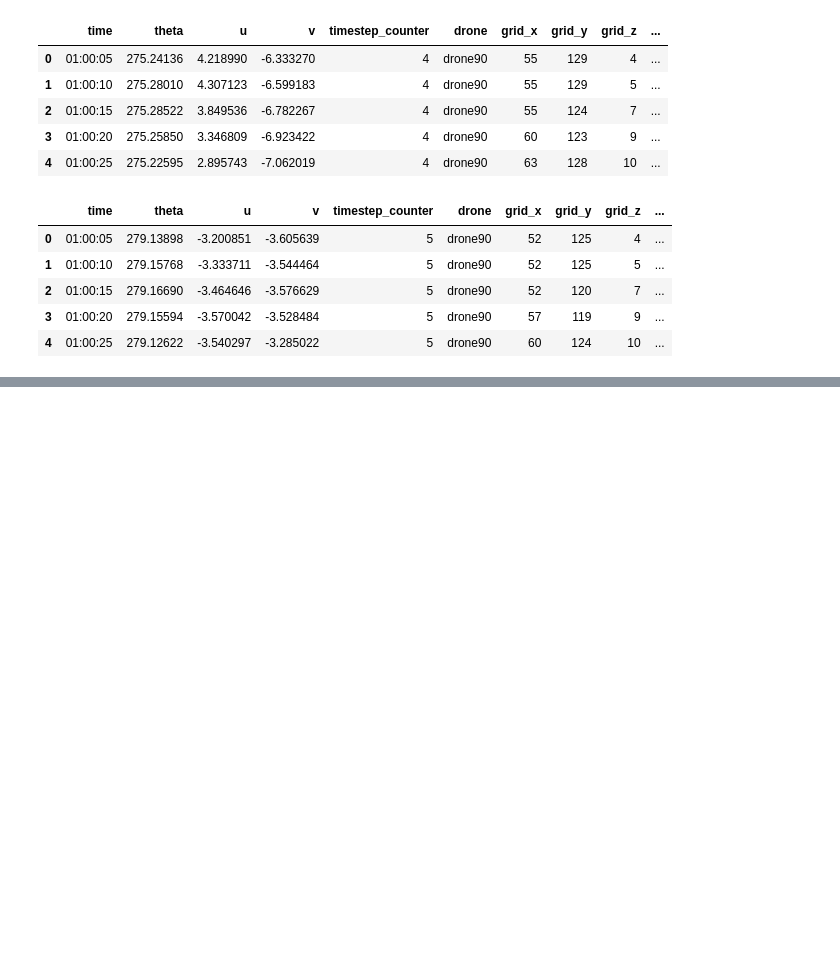
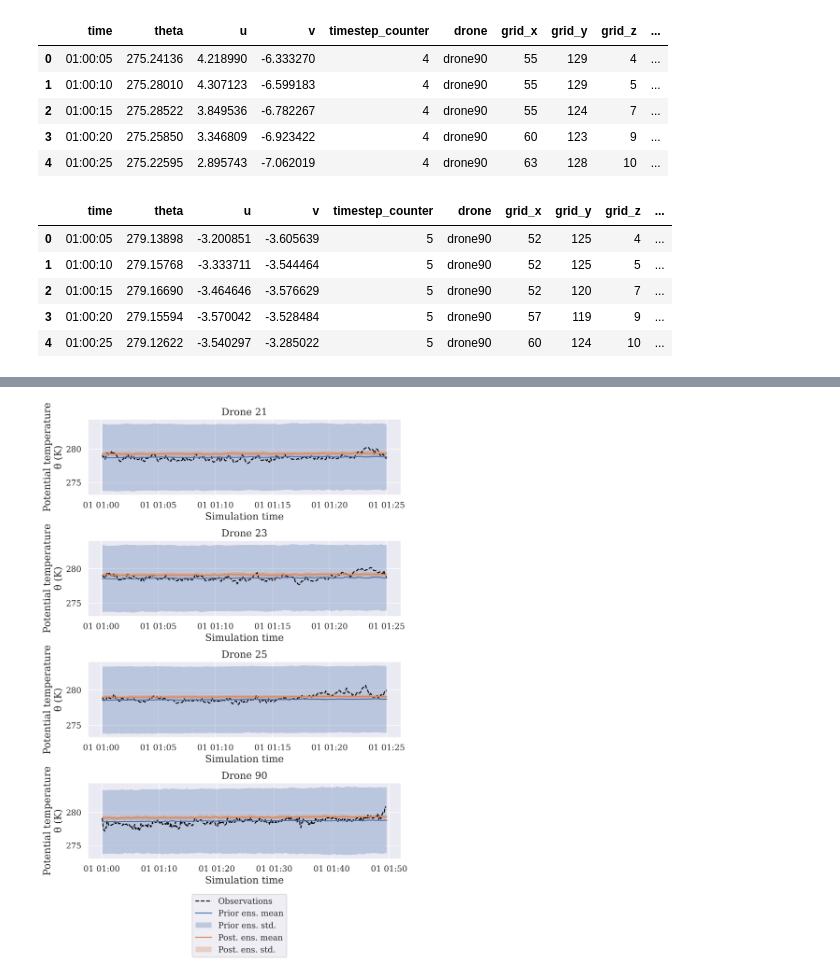
Before and after one commit to AMyrvang/Andrea_Masterthesis_Code, a Jupyter notebook: Code/potential_temperature_timeseries_plot.ipynb, the cells around one changed output, grey strips where cells are left out. Cells and saved outputs as stored; diff of their text form; code cells hidden in the pictures; blank space fills up the shorter version.

Commit message:
all the files, will go over and change file paths and add docstrings later

```diff
--- a/Code/potential_temperature_timeseries_plot.ipynb
+++ b/Code/potential_temperature_timeseries_plot.ipynb
@@ -195,0 +216,86 @@ for idx, (drone_name, drone_df) in enumerate(result_df_dict.items()):
+# %%
+
+import matplotlib.pyplot as plt
+import matplotlib.gridspec as gridspec  # Make sure to import gridspec
+
+# Create a figure with a specific size and dpi
+fig = plt.figure(figsize=(8.27, 11.69), dpi=300)
+# Use Gridspec to create a layout for 4 rows and 1 column
+gs = gridspec.GridSpec(nrows=4, ncols=1)
+
+# Create axes for each drone, with a little more space on the bottom and add a shared x-axis
+axes = [fig.add_subplot(gs[i]) for i in range(4)]
+Dronename = ['Drone 21', 'Drone 23', 'Drone 25', 'Drone 90']
+
+for idx, (drone_name, drone_df) in enumerate(result_df_dict.items()):
+    # Plot observations in each subplot
+    axes[idx].plot(
+        drone_df["time"],
+        drone_df["theta_obs"],
+        label="Observations",
+        color="black",
+        linestyle="dashed",
+    )
+
+
+    # Plot prior ensemble mean
+
+    axes[idx].plot(
+        drone_df["time"], drone_df["theta_prior_ens_mean"], label="Prior ens. mean"
+    )
+    # Plot prior ensemble std
+    y = pd.to_numeric(drone_df["theta_prior_ens_mean"], errors="coerce")
+    std = pd.to_numeric(drone_df["theta_prior_ens_std"], errors="coerce")
+    axes[idx].fill_between(
+        x=drone_df["time"],
+        y1=y
+        - std,  # (drone_df["theta_prior_ens_mean"] - drone_df["theta_prior_ens_std"]),
+        y2=y
+        + std,  # (drone_df["theta_prior_ens_mean"] + drone_df["theta_prior_ens_std"]),
+        alpha=0.3,
+        label="Prior ens. std.",
+    )
+
+
+    # Plot posterior ensemble mean
+
+    axes[idx].plot(
+        drone_df["time"], drone_df["theta_posterior_ens_mean"], label="Post. ens. mean"
+    )
+    # Plot prior ensemble std
+    y = pd.to_numeric(drone_df["theta_posterior_ens_mean"], errors="coerce")
+    std = pd.to_numeric(drone_df["theta_posterior_ens_std"], errors="coerce")
+    axes[idx].fill_between(
+        x=drone_df["time"],
+        y1=y
+        - std,  # (drone_df["theta_prior_ens_mean"] - drone_df["theta_prior_ens_std"]),
+        y2=y
+        + std,  # (drone_df["theta_prior_ens_mean"] + drone_df["theta_prior_ens_std"]),
+        alpha=0.3,
+        label="Post. ens. std.",
+    )
+
+        # Set title for each subplot
+    axes[idx].set_title(f"{Dronename[idx]}")
+    axes[idx].set_ylabel("Potential temperature\nθ (K)")
+    axes[idx].set_xlabel("Simulation time")
+
+
+# Set the xlabel only for the bottom subplot
+#axes[-1].set_xlabel("Simulation time")
+#axes[2].set_ylabel("Potential temperature θ (K)")
+
+# Adjust layout
+plt.subplots_adjust(hspace=0.6)  # Adds space between subplots
+
+
+# Create a single legend that will be displayed in the middle and outside of the plots
+handles, labels = axes[0].get_legend_handles_labels()
+# Use bbox_to_anchor to position the legend below the plots
+fig.legend(handles, labels, loc='lower center', bbox_to_anchor=(0.5, -0.07), ncol=1)
+
+
+# Show the plot
+plt.show()
+# %% [output]
+[figure, added]
```
Also changed, not shown: parts of 2 cells of this notebook, 10 other files.
